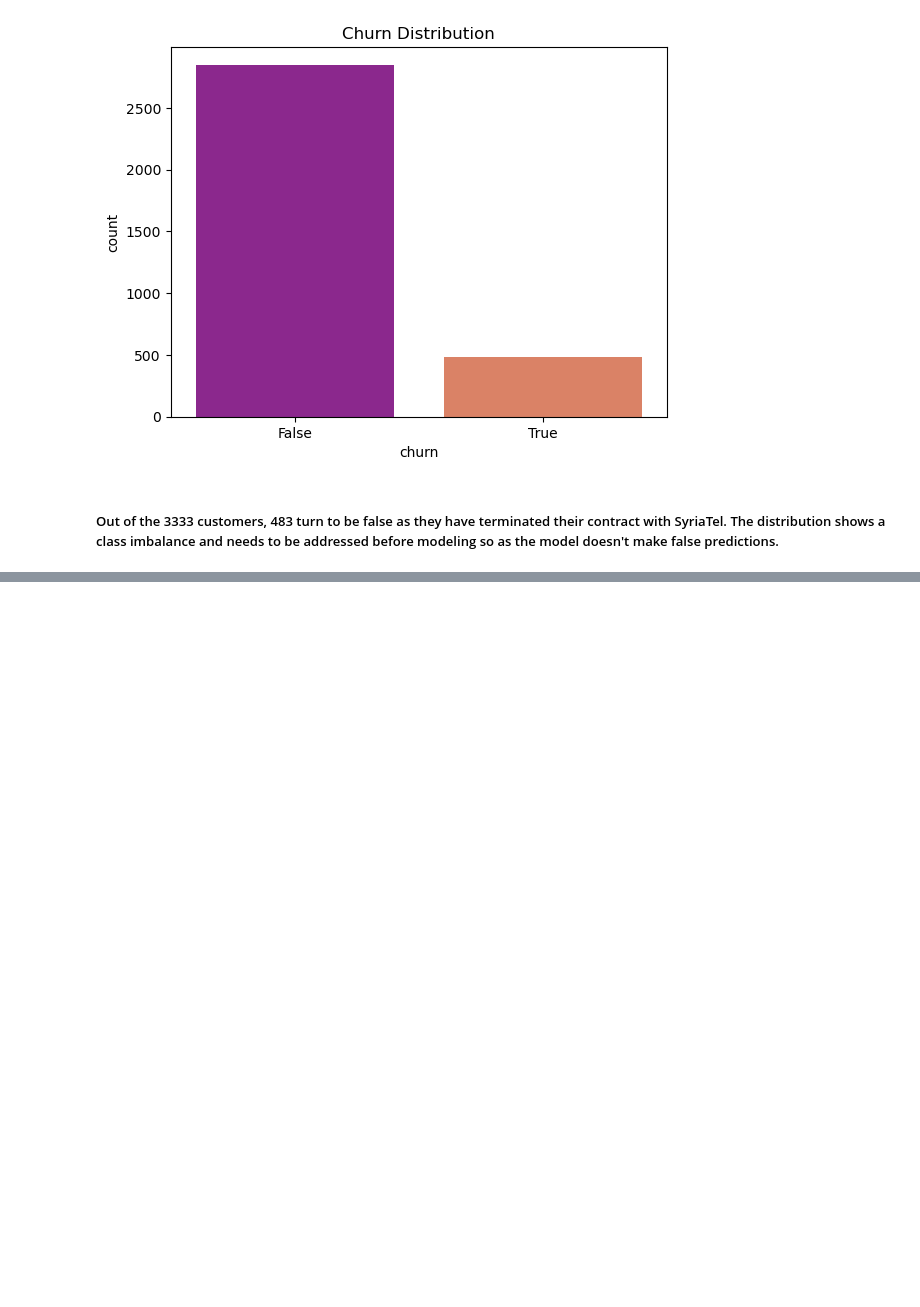
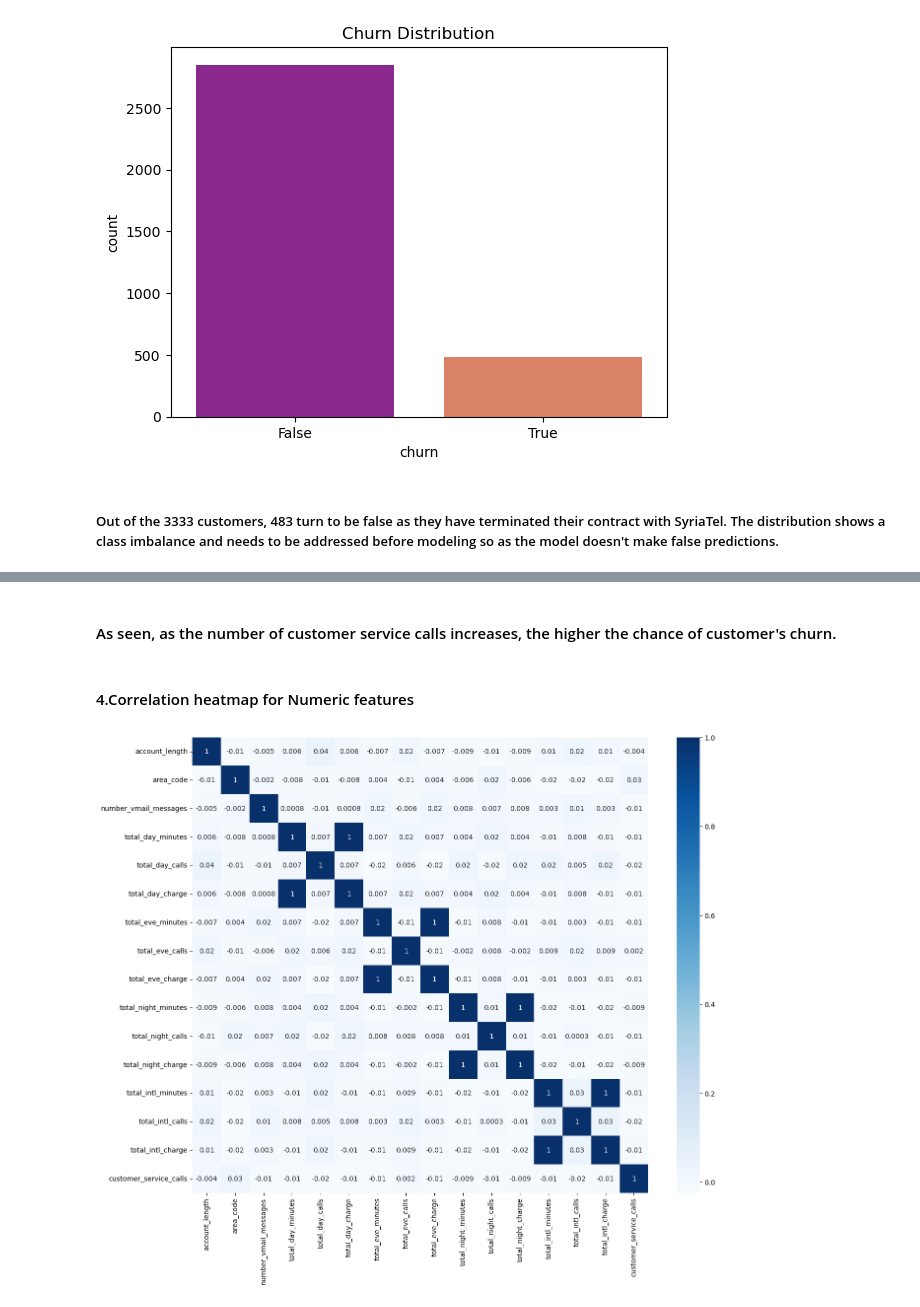
Before and after one commit to muimidean/SyriaTel_Customer_Churn, a Jupyter notebook: SyriaTel_Customer_Churn.ipynb, the cells around one changed output, grey strips where cells are left out. Drawn from its saved outputs; the diff is of its cells as text; code cells hidden in the pictures; blank space fills up the shorter version.

```diff
--- a/SyriaTel_Customer_Churn.ipynb
+++ b/SyriaTel_Customer_Churn.ipynb
@@ -118,3 +119,13 @@ churn_df.describe()
 | 50% | 101.000000 | 415.000000 | 0.000000 | 179.400000 | 101.000000 | 30.500000 | ... |
 | 75% | 127.000000 | 510.000000 | 20.000000 | 216.400000 | 114.000000 | 36.790000 | ... |
 | max | 243.000000 | 510.000000 | 51.000000 | 350.800000 | 165.000000 | 59.640000 | ... |
+# %%
+# Numerical columns (names)
+numerical_columns = churn_df.select_dtypes(include='number').columns
+print("Numerical columns:", list(numerical_columns))
+print("Number of numerical columns:", len(numerical_columns))
+
+# Categorical columns (names)
+categorical_columns = churn_df.select_dtypes(exclude='number').columns
+print("Categorical columns:", list(categorical_columns))
+print("Number of categorical columns:", len(categorical_columns))
@@ -138,0 +190,13 @@ Text(0.5, 1.0, 'Churn Distribution')
+# %% [markdown]
+#### As seen, as the number of customer  service calls increases, the higher the chance of customer's churn.
+# %% [markdown]
+#### 4.Correlation heatmap for Numeric features
+# %%
+corr_mat = churn_df[numerical_columns].corr()
+mask = np.triu(np.ones_like(corr_mat, dtype=bool))
+plt.subplots(figsize=(15,12))
+sns.heatmap(corr_mat, annot=True, cmap='Blues', square=True,fmt='.0g');
+plt.xticks(rotation=90);
+plt.yticks(rotation=0);
+# %% [output]
+[figure, added]
```
Also changed, not shown: parts of 8 cells of this notebook.
